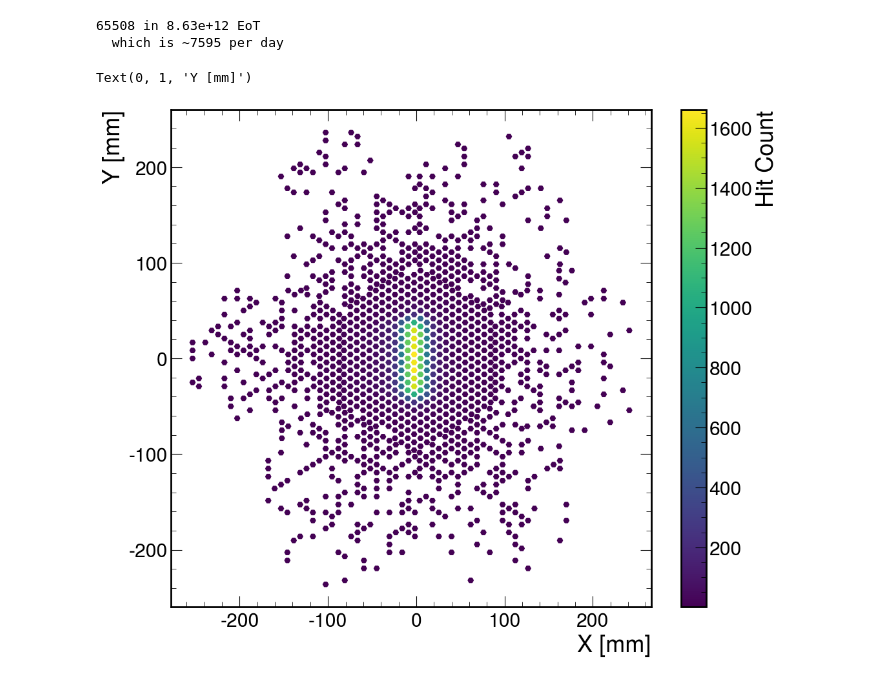
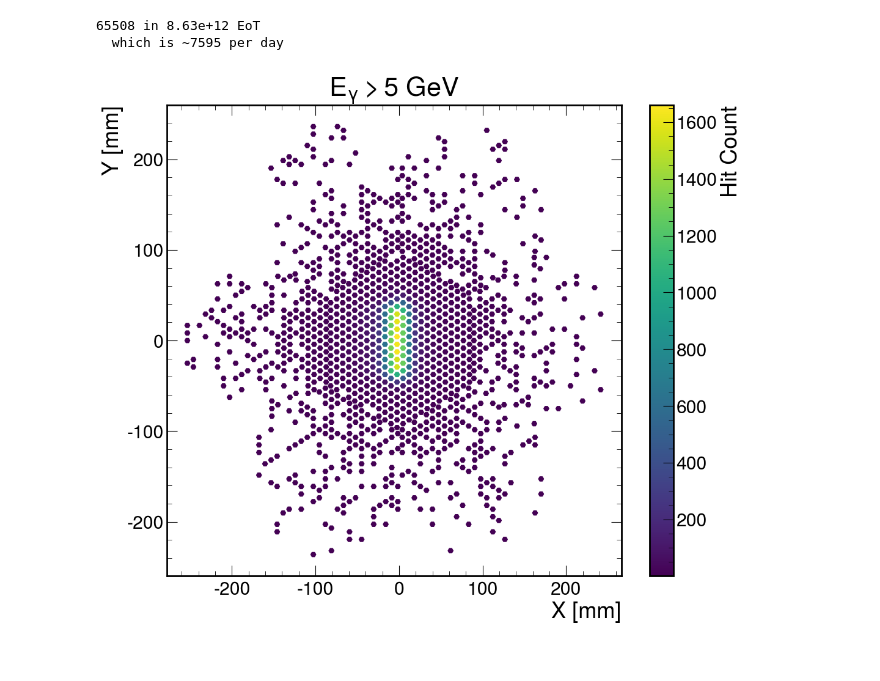
Before and after one commit to tomeichlersmith/ldmx-dimuon, a Jupyter notebook: ldmx/example-read.ipynb, the cells around one changed output. Cells and saved outputs as stored; diff of their text form; code cells hidden in the pictures.

```diff
--- a/ldmx/example-read.ipynb
+++ b/ldmx/example-read.ipynb
@@ -60,5 +5,5 @@ def load_rec_hits(
 # %%
-events = load_rec_hits()
+events = upldmx.load_rec_hits()
 # %%
 tot_eot = ak.count(events.weight)/ak.sum(events.weight)*10*1e6
 per_day = 1e12/tot_eot
@@ -103,13 +48,14 @@ cell_center = np.array([get_cell_center(id) for id in hitid.axes[0]])
 # %%
 plt.figure(figsize=(12,10))
 plt.scatter(
     cell_center[:,0], cell_center[:,1],
     c = hitid.values(),
     marker='H'
 )
 plt.colorbar(label='Hit Count')
 plt.xlabel('X [mm]')
 plt.ylabel('Y [mm]')
+plt.title('$E_\\gamma > 5~$GeV')
+plt.show()
 # %% [output]
-Text(0, 1, 'Y [mm]')
-[figure, old version]
+[figure, new version]
```
Also changed, not shown: parts of 2 cells of this notebook, 1 other file.
